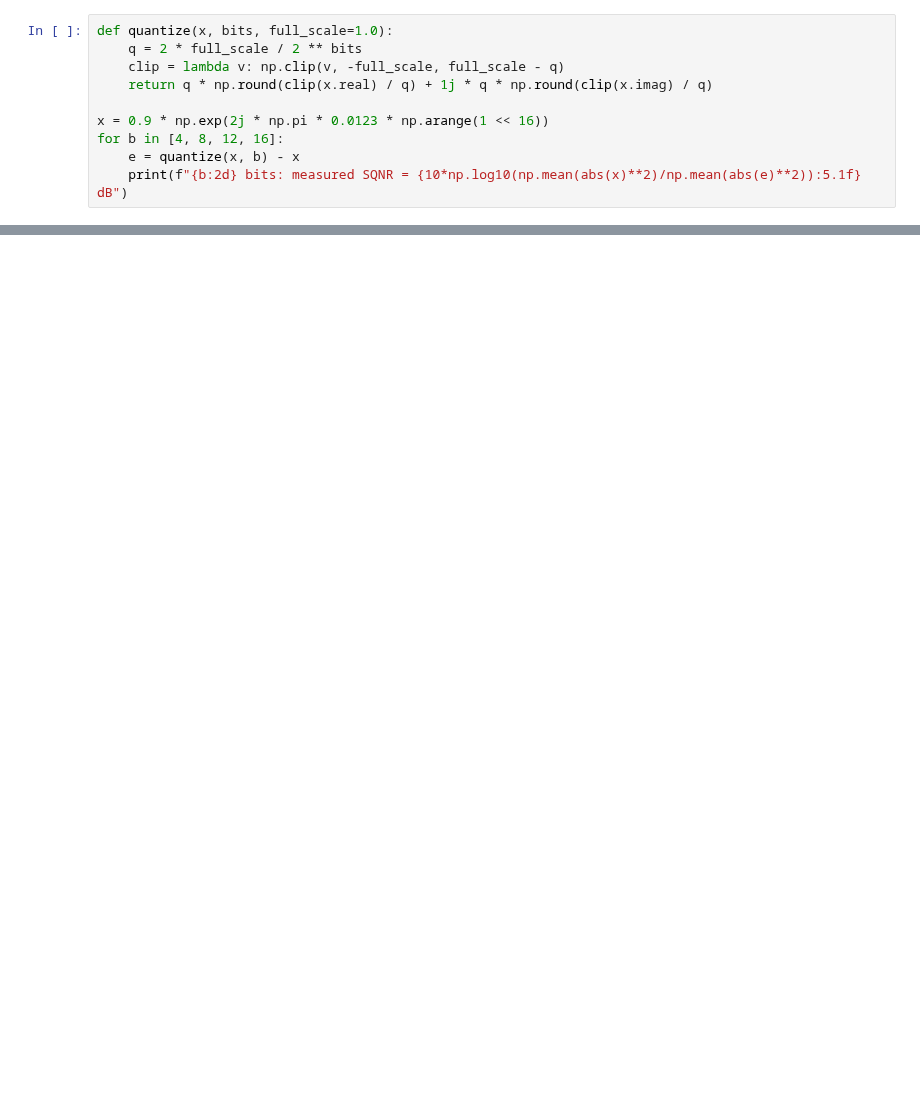
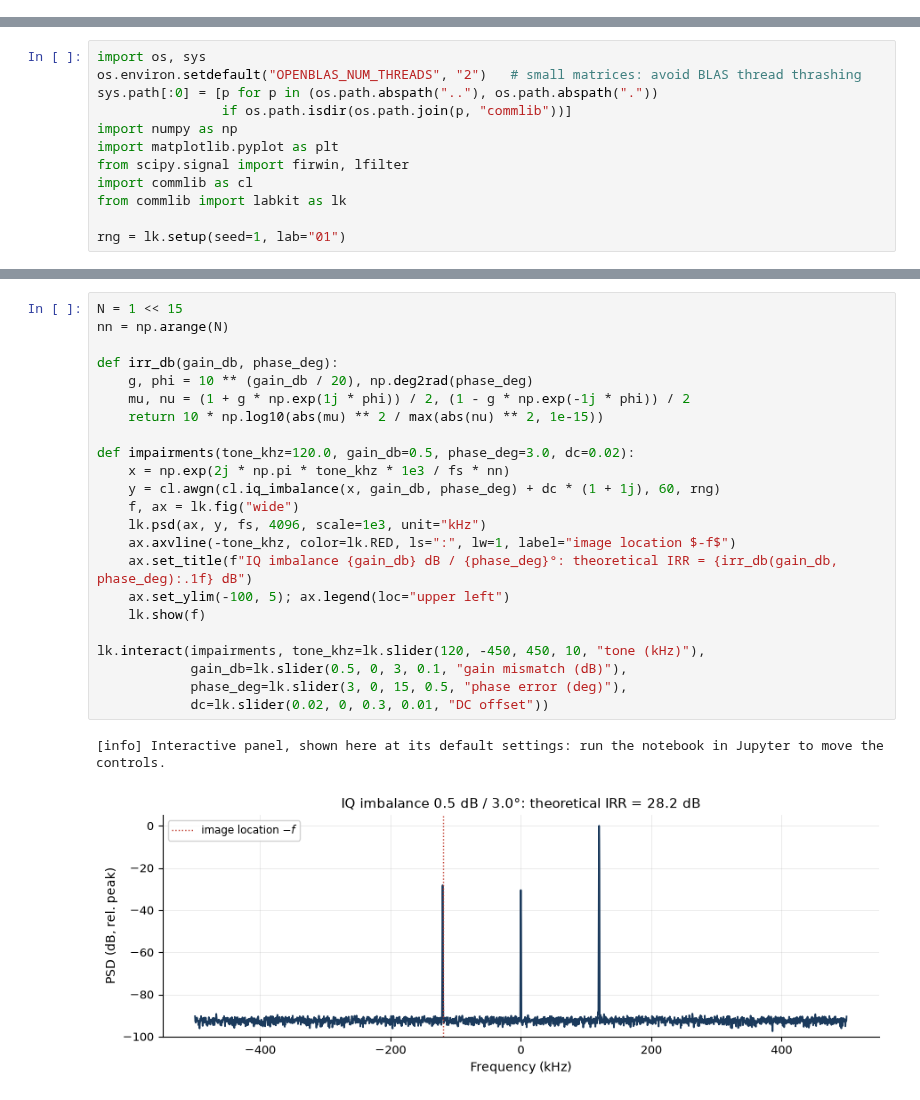
Before and after one commit to JonDuplain16/modern-digital-communications, a Jupyter notebook: moderncomms-labs/labs/lab01_baseband.ipynb, the cells around one changed output, grey strips where cells are left out. Drawn from its saved outputs; the diff is of its cells as text; blank space fills up the shorter version.

```diff
--- a/moderncomms-labs/labs/lab01_baseband.ipynb
+++ b/moderncomms-labs/labs/lab01_baseband.ipynb
@@ -132,10 +0,0 @@ quantization floor, but strong signals do not clip.
-# %%
-def quantize(x, bits, full_scale=1.0):
-    q = 2 * full_scale / 2 ** bits
-    clip = lambda v: np.clip(v, -full_scale, full_scale - q)
-    return q * np.round(clip(x.real) / q) + 1j * q * np.round(clip(x.imag) / q)
-
-x = 0.9 * np.exp(2j * np.pi * 0.0123 * np.arange(1 << 16))
-for b in [4, 8, 12, 16]:
-    e = quantize(x, b) - x
-    print(f"{b:2d} bits: measured SQNR = {10*np.log10(np.mean(abs(x)**2)/np.mean(abs(e)**2)):5.1f} dB")
@@ -213,0 +41,12 @@ No capture found; using a synthetic tone. Run gr01 with --out ../data/capture.cf
+# %%
+import os, sys
+os.environ.setdefault("OPENBLAS_NUM_THREADS", "2")   # small matrices: avoid BLAS thread thrashing
+sys.path[:0] = [p for p in (os.path.abspath(".."), os.path.abspath("."))
+                if os.path.isdir(os.path.join(p, "commlib"))]
+import numpy as np
+import matplotlib.pyplot as plt
+from scipy.signal import firwin, lfilter
+import commlib as cl
+from commlib import labkit as lk
+
+rng = lk.setup(seed=1, lab="01")
@@ -213,0 +260,26 @@ No capture found; using a synthetic tone. Run gr01 with --out ../data/capture.cf
+# %%
+N = 1 << 15
+nn = np.arange(N)
+
+def irr_db(gain_db, phase_deg):
+    g, phi = 10 ** (gain_db / 20), np.deg2rad(phase_deg)
+    mu, nu = (1 + g * np.exp(1j * phi)) / 2, (1 - g * np.exp(-1j * phi)) / 2
+    return 10 * np.log10(abs(mu) ** 2 / max(abs(nu) ** 2, 1e-15))
+
+def impairments(tone_khz=120.0, gain_db=0.5, phase_deg=3.0, dc=0.02):
+    x = np.exp(2j * np.pi * tone_khz * 1e3 / fs * nn)
+    y = cl.awgn(cl.iq_imbalance(x, gain_db, phase_deg) + dc * (1 + 1j), 60, rng)
+    f, ax = lk.fig("wide")
+    lk.psd(ax, y, fs, 4096, scale=1e3, unit="kHz")
+    ax.axvline(-tone_khz, color=lk.RED, ls=":", lw=1, label="image location $-f$")
+    ax.set_title(f"IQ imbalance {gain_db} dB / {phase_deg}°: theoretical IRR = {irr_db(gain_db, phase_deg):.1f} dB")
+    ax.set_ylim(-100, 5); ax.legend(loc="upper left")
+    lk.show(f)
+
+lk.interact(impairments, tone_khz=lk.slider(120, -450, 450, 10, "tone (kHz)"),
+            gain_db=lk.slider(0.5, 0, 3, 0.1, "gain mismatch (dB)"),
+            phase_deg=lk.slider(3, 0, 15, 0.5, "phase error (deg)"),
+            dc=lk.slider(0.02, 0, 0.3, 0.01, "DC offset"))
+# %% [output]
+[info] Interactive panel, shown here at its default settings: run the notebook in Jupyter to move the controls.
+[figure, added]
```
Also changed, not shown: parts of 50 cells of this notebook, 52 other files.
